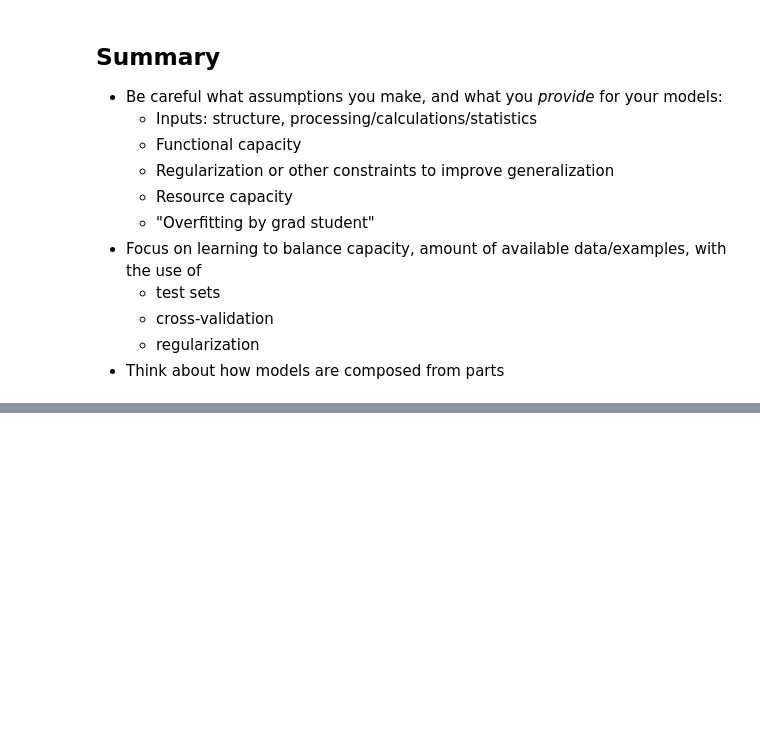
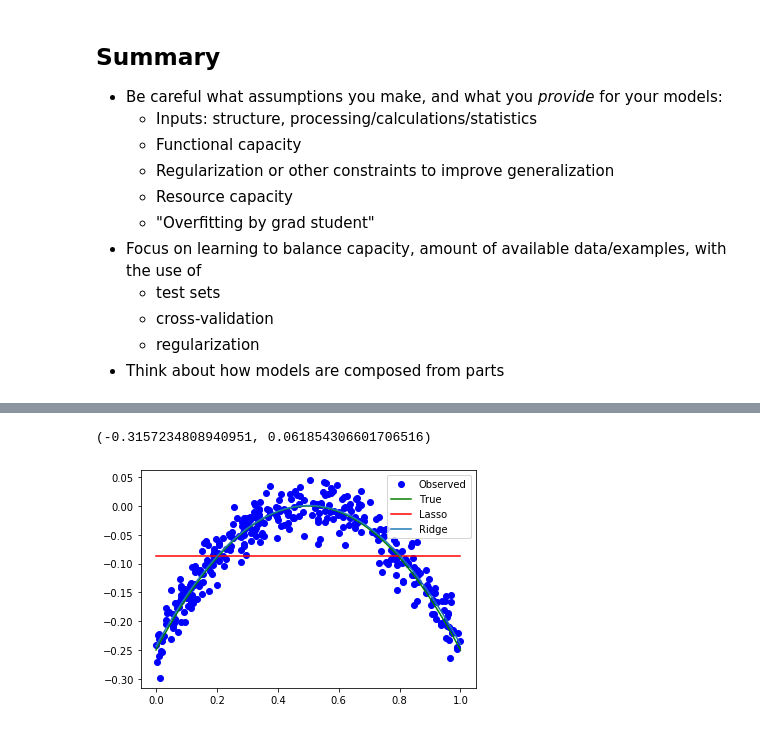
Before and after one commit to BlohmLab/MLtutorials, a Jupyter notebook: ML intro 1.ipynb, the cells around one changed output, grey strips where cells are left out. Saved outputs shown, nothing was run; the diff lists cells and outputs as text; code cells hidden in the pictures; blank space fills up the shorter version.

```diff
--- a/ML intro 1.ipynb
+++ b/ML intro 1.ipynb
@@ -392,0 +462,18 @@ Get a list (CoSMo paper?) and see if I can improve integration of the slides wit
+# %%
+order = 2
+X = add_poly_terms(x, order)
+reg_lasso = linear_model.Lasso(alpha=0.01).fit(X, y)
+reg_ridge = linear_model.Ridge(alpha=0.01).fit(X, y)
+y_lasso = reg_lasso.predict(add_poly_terms(x_grid, order))
+y_ridge = reg_ridge.predict(add_poly_terms(x_grid, order))
+
+plt.plot(x, y, 'bo')
+plt.plot(x_grid, true_func, 'g-')
+plt.plot(x_grid, y_lasso, 'r-')
+plt.plot(x_grid, y_ridge, '-')
+plt.legend(['Observed','True','Lasso','Ridge'])
+plt.xlim(xlim)
+plt.ylim(ylim)
+# %% [output]
+(-0.3157234808940951, 0.061854306601706516)
+[figure, added]
```
Also changed, not shown: parts of 57 cells of this notebook, 11 other files.
